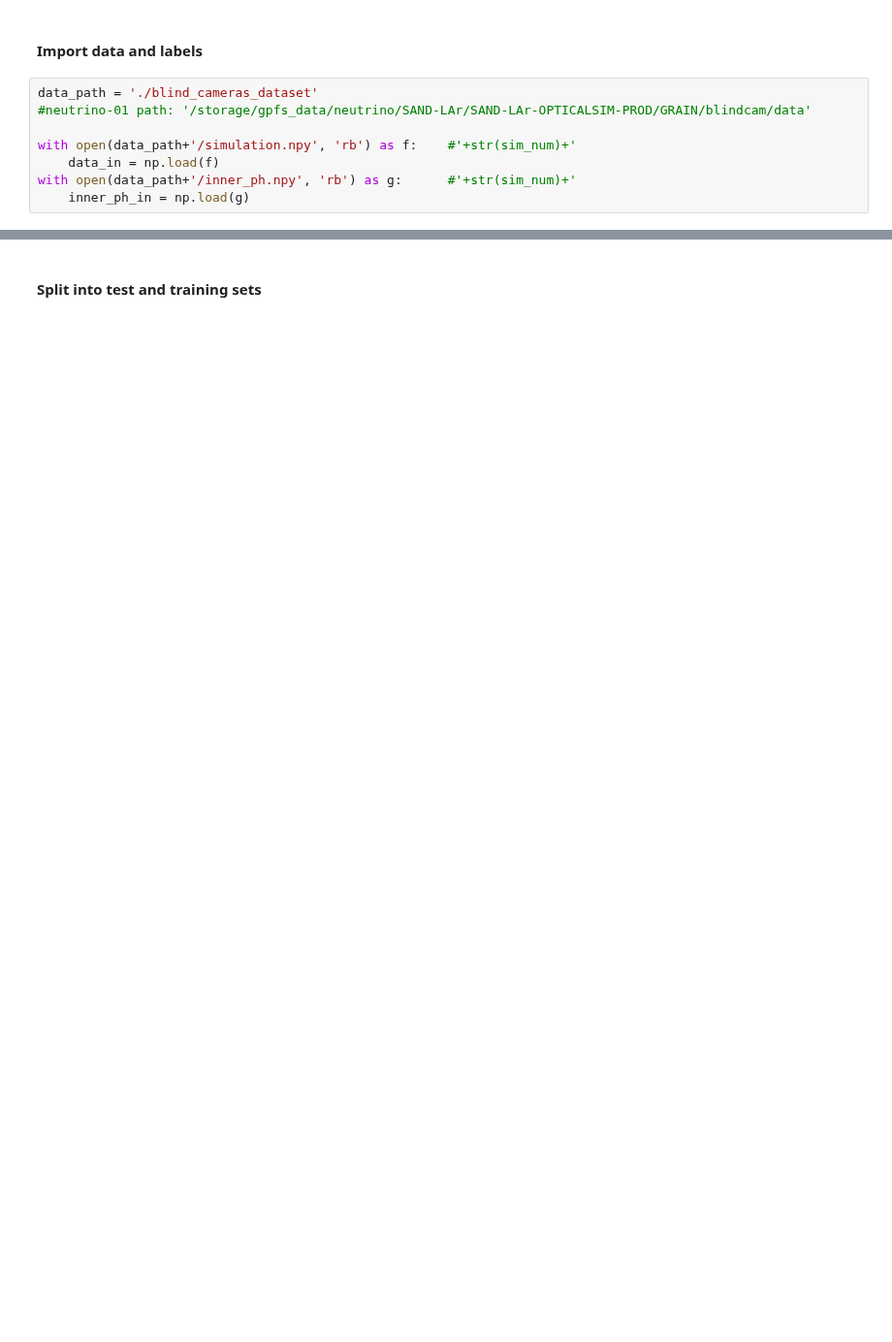
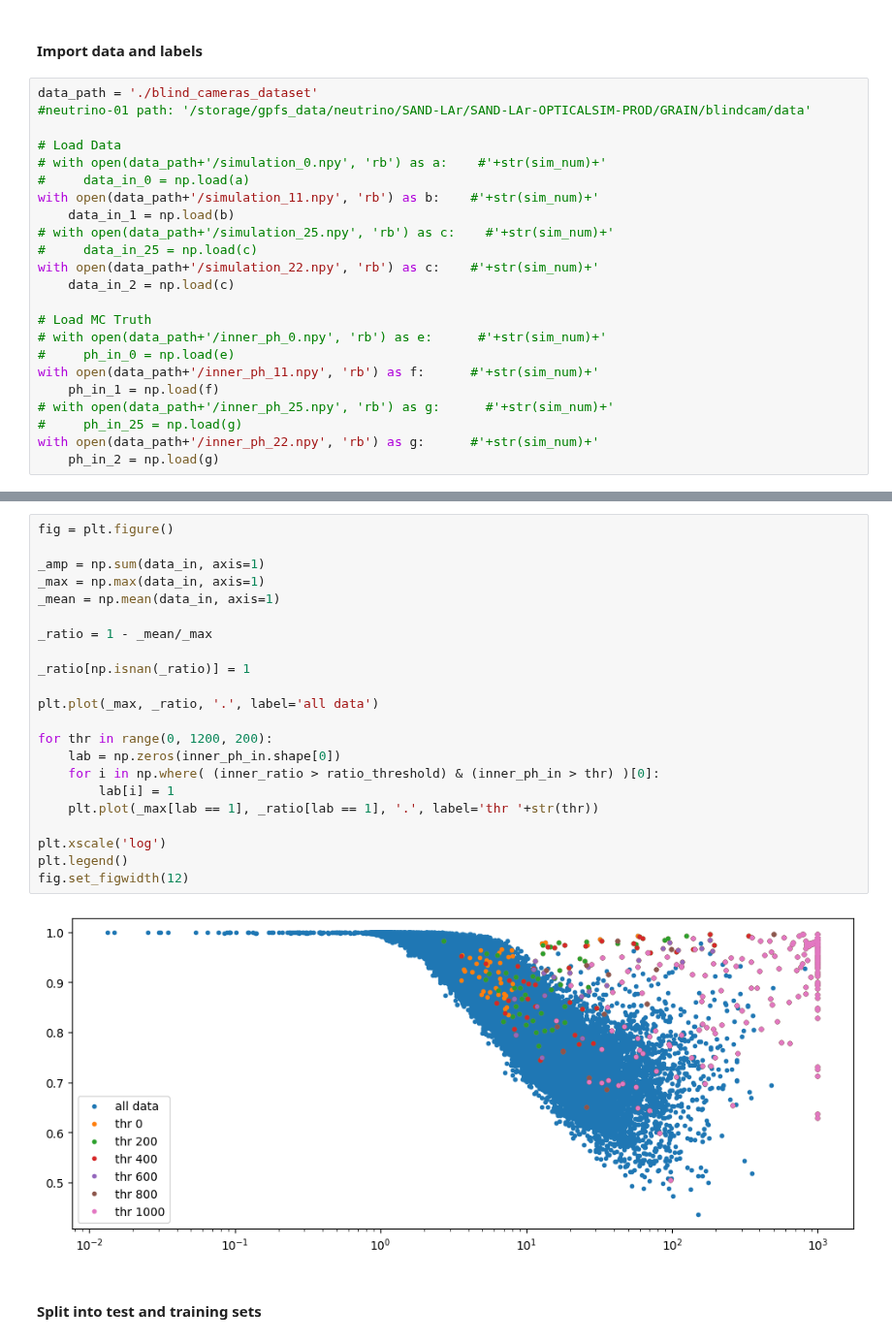
Before and after one commit to chiappo98/blinded_cameras, a Jupyter notebook: supervised_nn.ipynb, the cells around one changed output, grey strips where cells are left out. Shown at 97% size. Saved outputs shown, nothing was run; the diff lists cells and outputs as text; blank space fills up the shorter version.

```diff
--- a/supervised_nn.ipynb
+++ b/supervised_nn.ipynb
@@ -12,7 +12,22 @@ from tensorflow.keras.utils import to_categorical
 data_path = './blind_cameras_dataset'
 #neutrino-01 path: '/storage/gpfs_data/neutrino/SAND-LAr/SAND-LAr-OPTICALSIM-PROD/GRAIN/blindcam/data'
 
-with open(data_path+'/simulation.npy', 'rb') as f:    #'+str(sim_num)+'
-    data_in = np.load(f)
-with open(data_path+'/inner_ph.npy', 'rb') as g:      #'+str(sim_num)+'
-    inner_ph_in = np.load(g)
+# Load Data
+# with open(data_path+'/simulation_0.npy', 'rb') as a:    #'+str(sim_num)+'
+#     data_in_0 = np.load(a)
+with open(data_path+'/simulation_11.npy', 'rb') as b:    #'+str(sim_num)+'
+    data_in_1 = np.load(b)
+# with open(data_path+'/simulation_25.npy', 'rb') as c:    #'+str(sim_num)+'
+#     data_in_25 = np.load(c)
+with open(data_path+'/simulation_22.npy', 'rb') as c:    #'+str(sim_num)+'
+    data_in_2 = np.load(c)
+
+# Load MC Truth
+# with open(data_path+'/inner_ph_0.npy', 'rb') as e:      #'+str(sim_num)+'
+#     ph_in_0 = np.load(e)
+with open(data_path+'/inner_ph_11.npy', 'rb') as f:      #'+str(sim_num)+'
+    ph_in_1 = np.load(f)
+# with open(data_path+'/inner_ph_25.npy', 'rb') as g:      #'+str(sim_num)+'
+#     ph_in_25 = np.load(g)
+with open(data_path+'/inner_ph_22.npy', 'rb') as g:      #'+str(sim_num)+'
+    ph_in_2 = np.load(g)
@@ -51,2 +98,26 @@ labelled blind : 742
+# %%
+fig = plt.figure()
+
+_amp = np.sum(data_in, axis=1)
+_max = np.max(data_in, axis=1)
+_mean = np.mean(data_in, axis=1)
+
+_ratio = 1 - _mean/_max
+
+_ratio[np.isnan(_ratio)] = 1
+
+plt.plot(_max, _ratio, '.', label='all data')
+
+for thr in range(0, 1200, 200):
+    lab = np.zeros(inner_ph_in.shape[0])
+    for i in np.where( (inner_ratio > ratio_threshold) & (inner_ph_in > thr) )[0]:
+        lab[i] = 1
+    plt.plot(_max[lab == 1], _ratio[lab == 1], '.', label='thr '+str(thr))
+
+plt.xscale('log')
+plt.legend()
+fig.set_figwidth(12)
+# %% [output]
+[figure, added]
 # %% [markdown]
 #### Split into test and training sets
```
Also changed, not shown: parts of 31 cells of this notebook.
